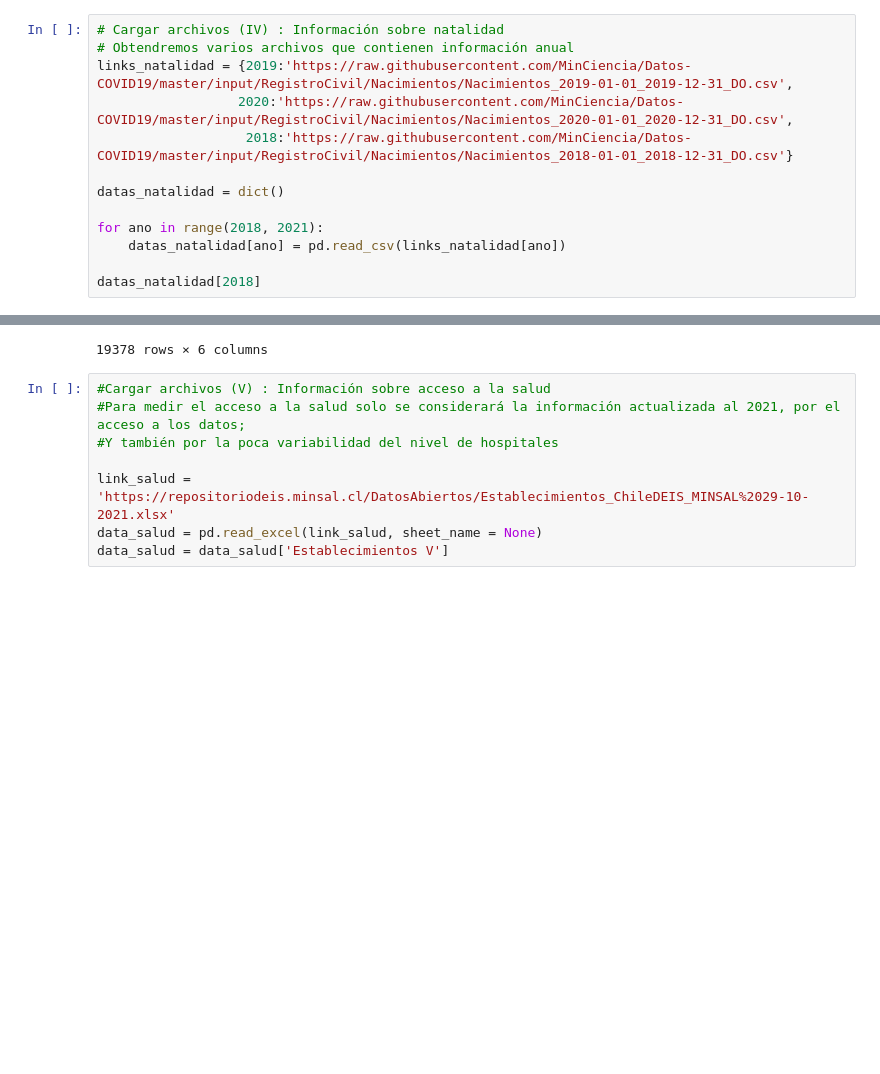
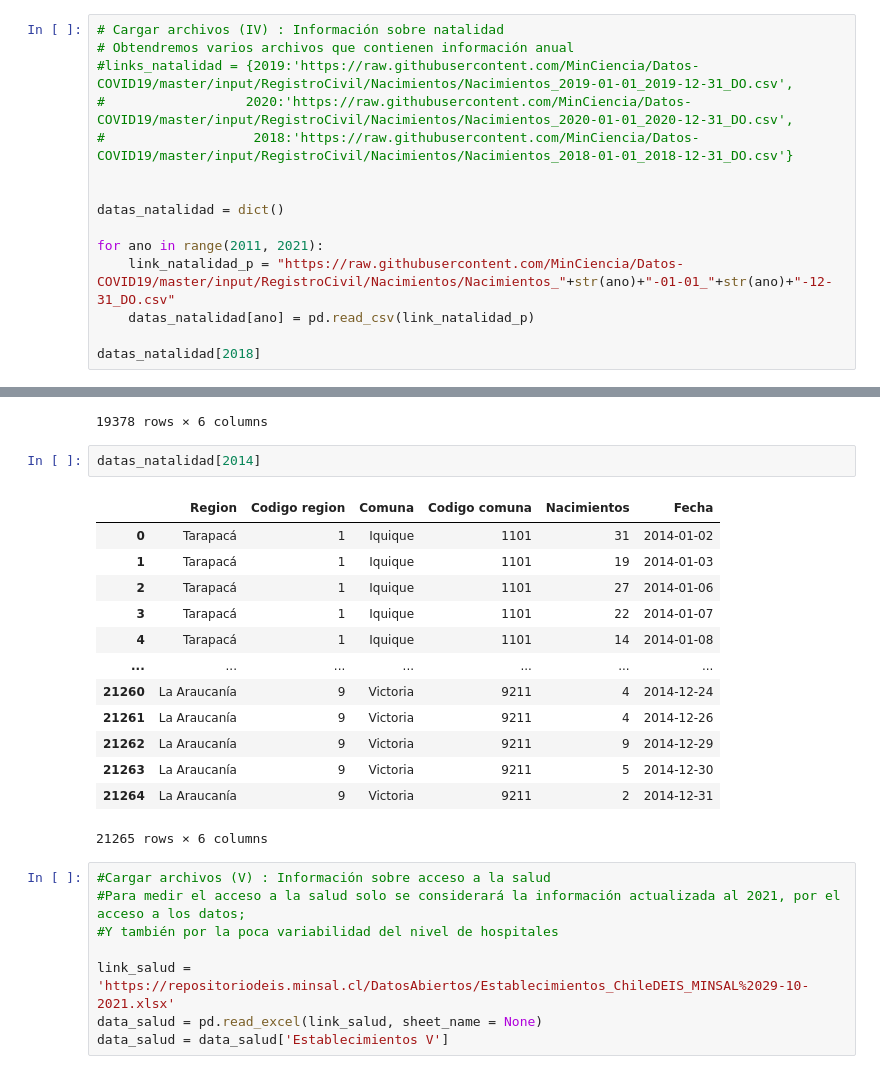
Before and after one commit to 08benja08p/Grupo-8-CDD, a Jupyter notebook: Proyecto_CDD.ipynb, the cells around one changed output, grey strips where cells are left out. Drawn from its saved outputs; the diff is of its cells as text; blank space fills up the shorter version.

```diff
--- a/Proyecto_CDD.ipynb
+++ b/Proyecto_CDD.ipynb
@@ -120,14 +103,16 @@ data_pap.head()
 # %%
 # Cargar archivos (IV) : Información sobre natalidad
 # Obtendremos varios archivos que contienen información anual
-links_natalidad = {2019:'https://raw.githubusercontent.com/MinCiencia/Datos-COVID19/master/input/RegistroCivil/Nacimientos/Nacimientos_2019-01-01_2019-12-31_DO.csv',
-                  2020:'https://raw.githubusercontent.com/MinCiencia/Datos-COVID19/master/input/RegistroCivil/Nacimientos/Nacimientos_2020-01-01_2020-12-31_DO.csv',
-                   2018:'https://raw.githubusercontent.com/MinCiencia/Datos-COVID19/master/input/RegistroCivil/Nacimientos/Nacimientos_2018-01-01_2018-12-31_DO.csv'}
+#links_natalidad = {2019:'https://raw.githubusercontent.com/MinCiencia/Datos-COVID19/master/input/RegistroCivil/Nacimientos/Nacimientos_2019-01-01_2019-12-31_DO.csv',
+#                  2020:'https://raw.githubusercontent.com/MinCiencia/Datos-COVID19/master/input/RegistroCivil/Nacimientos/Nacimientos_2020-01-01_2020-12-31_DO.csv',
+#                   2018:'https://raw.githubusercontent.com/MinCiencia/Datos-COVID19/master/input/RegistroCivil/Nacimientos/Nacimientos_2018-01-01_2018-12-31_DO.csv'}
+
 
 datas_natalidad = dict()
 
-for ano in range(2018, 2021):
-    datas_natalidad[ano] = pd.read_csv(links_natalidad[ano])
+for ano in range(2011, 2021):
+    link_natalidad_p = "https://raw.githubusercontent.com/MinCiencia/Datos-COVID19/master/input/RegistroCivil/Nacimientos/Nacimientos_"+str(ano)+"-01-01_"+str(ano)+"-12-31_DO.csv"
+    datas_natalidad[ano] = pd.read_csv(link_natalidad_p)
 
 datas_natalidad[2018]
 # %% [output]
@@ -144,6 +129,22 @@ datas_natalidad[2018]
 | 19376 | La Araucanía | 9 | Victoria | 9211 | 7 | 2018-12-28 |
 | 19377 | La Araucanía | 9 | Victoria | 9211 | 6 | 2018-12-31 |
 19378 rows × 6 columns
+# %%
+datas_natalidad[2014]
+# %% [output]
+|  | Region | Codigo region | Comuna | Codigo comuna | Nacimientos | Fecha |
+| 0 | Tarapacá | 1 | Iquique | 1101 | 31 | 2014-01-02 |
+| 1 | Tarapacá | 1 | Iquique | 1101 | 19 | 2014-01-03 |
+| 2 | Tarapacá | 1 | Iquique | 1101 | 27 | 2014-01-06 |
+| 3 | Tarapacá | 1 | Iquique | 1101 | 22 | 2014-01-07 |
+| 4 | Tarapacá | 1 | Iquique | 1101 | 14 | 2014-01-08 |
+| ... | ... | ... | ... | ... | ... | ... |
+| 21260 | La Araucanía | 9 | Victoria | 9211 | 4 | 2014-12-24 |
+| 21261 | La Araucanía | 9 | Victoria | 9211 | 4 | 2014-12-26 |
+| 21262 | La Araucanía | 9 | Victoria | 9211 | 9 | 2014-12-29 |
+| 21263 | La Araucanía | 9 | Victoria | 9211 | 5 | 2014-12-30 |
+| 21264 | La Araucanía | 9 | Victoria | 9211 | 2 | 2014-12-31 |
+21265 rows × 6 columns
 # %%
 #Cargar archivos (V) : Información sobre acceso a la salud
 #Para medir el acceso a la salud solo se considerará la información actualizada al 2021, por el acceso a los datos;
```
Also changed, not shown: parts of 5 cells of this notebook, 9 other files.
